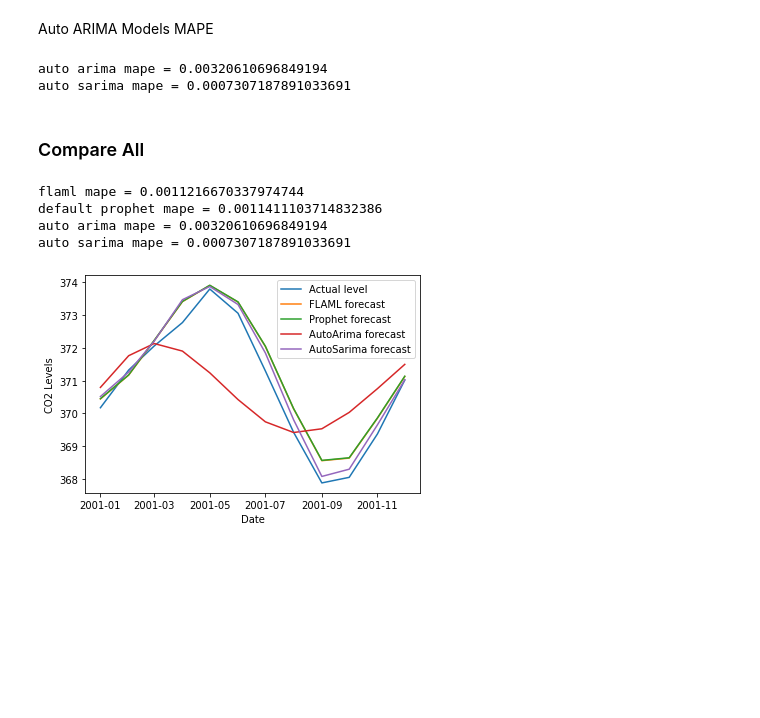
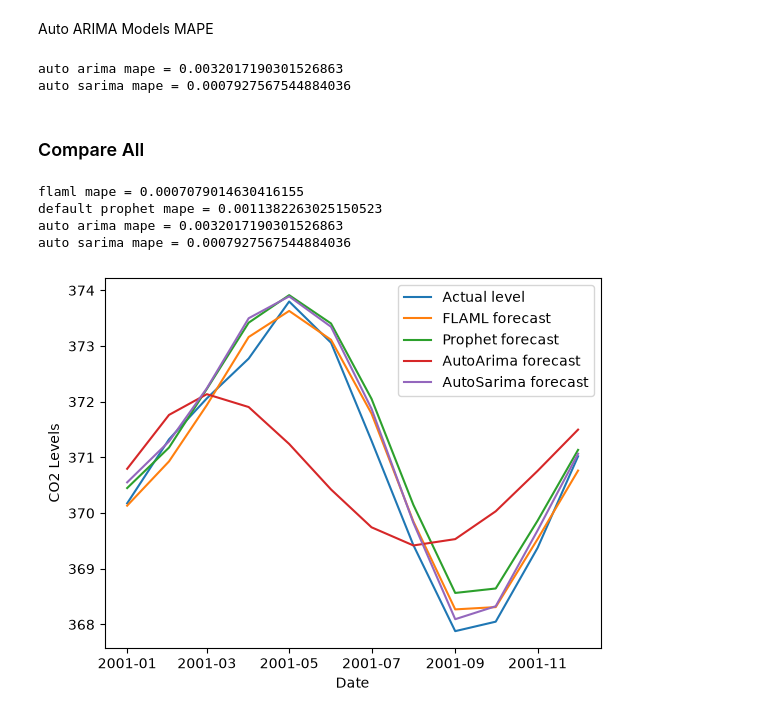
Before and after one commit to microsoft/FLAML, a Jupyter notebook: notebook/automl_time_series_forecast.ipynb, the cells around one changed output. Cells and saved outputs as stored; diff of their text form; code cells hidden in the pictures; blank space fills up the shorter version.

```diff
--- a/notebook/automl_time_series_forecast.ipynb
+++ b/notebook/automl_time_series_forecast.ipynb
@@ -53,8 +38,8 @@ num_samples = data.shape[0]
 time_horizon = 12
 split_idx = num_samples - time_horizon
 train_df = data[:split_idx]  # train_df is a dataframe with two columns: timestamp and label
-X_test = data[split_idx:]['index'].to_frame()  # X_test is a dataframe with dates for prediction
-y_test = data[split_idx:]['co2']  # y_test is a series of the values corresponding to the dates for prediction
+co2_X_test = data[split_idx:]['index'].to_frame()  # dataframe with dates for prediction
+co2_y_test = data[split_idx:]['co2']  # values corresponding to the dates for prediction
 # %%
 train_df
 
@@ -134,8 +164,8 @@ with open('automl.pkl', 'wb') as f:
     pickle.dump(automl, f, pickle.HIGHEST_PROTOCOL)
 # %%
 ''' compute predictions of testing dataset '''
-flaml_y_pred = automl.predict(X_test)
+flaml_y_pred = automl.predict(co2_X_test)
 print(f"Predicted labels\n{flaml_y_pred}")
-print(f"True labels\n{y_test}")
+print(f"True labels\n{co2_y_test}")
 # %% [output]
 Predicted labels
@@ -744,8 +777,8 @@ prophet_model.fit(X_train_prophet)
 <prophet.forecaster.Prophet at 0x...>
 # %%
-X_test_prophet = X_test.copy()
+X_test_prophet = co2_X_test.copy()
 X_test_prophet = X_test_prophet.rename(columns={'index': 'ds'})
 prophet_y_pred = prophet_model.predict(X_test_prophet)['yhat']
 print('Predicted labels', prophet_y_pred)
-print('True labels', y_test)
+print('True labels', co2_y_test)
 # %% [output]
@@ -842,35 +875,35 @@ Total fit time: 214.881 seconds
 Auto ARIMA Models MAPE
 # %%
 from flaml.ml import sklearn_metric_loss_score
-print('auto arima mape', '=', sklearn_metric_loss_score('mape', y_test, autoarima_y_pred))
-print('auto sarima mape', '=', sklearn_metric_loss_score('mape', y_test, autosarima_y_pred))
+print('auto arima mape', '=', sklearn_metric_loss_score('mape', y_true=co2_y_test, y_predict=autoarima_y_pred))
+print('auto sarima mape', '=', sklearn_metric_loss_score('mape', y_true=co2_y_test, y_predict=autosarima_y_pred))
 # %% [output]
-auto arima mape = 0.00320610696849194
-auto sarima mape = 0.0007307187891033691
+auto arima mape = 0.0032017190301526863
+auto sarima mape = 0.0007927567544884036
 # %% [markdown]
 ### Compare All
 # %%
 from flaml.ml import sklearn_metric_loss_score
-print('flaml mape', '=', sklearn_metric_loss_score('mape', y_test, flaml_y_pred))
-print('default prophet mape', '=', sklearn_metric_loss_score('mape', prophet_y_pred, y_test))
-print('auto arima mape', '=', sklearn_metric_loss_score('mape', y_test, autoarima_y_pred))
-print('auto sarima mape', '=', sklearn_metric_loss_score('mape', y_test, autosarima_y_pred))
+print('flaml mape', '=', sklearn_metric_loss_score('mape', y_true=co2_y_test, y_predict=flaml_y_pred))
+print('default prophet mape', '=', sklearn_metric_loss_score('mape', y_true=co2_y_test, y_predict=prophet_y_pred))
+print('auto arima mape', '=', sklearn_metric_loss_score('mape', y_true=co2_y_test, y_predict=autoarima_y_pred))
+print('auto sarima mape', '=', sklearn_metric_loss_score('mape', y_true=co2_y_test, y_predict=autosarima_y_pred))
 # %% [output]
-flaml mape = 0.0011216670337974744
-default prophet mape = 0.0011411103714832386
-auto arima mape = 0.00320610696849194
-auto sarima mape = 0.0007307187891033691
+flaml mape = 0.0007079014630416155
+default prophet mape = 0.0011382263025150523
+auto arima mape = 0.0032017190301526863
+auto sarima mape = 0.0007927567544884036
 # %%
 import matplotlib.pyplot as plt
 
-plt.plot(X_test, y_test, label='Actual level')
-plt.plot(X_test, flaml_y_pred, label='FLAML forecast')
-plt.plot(X_test, prophet_y_pred, label='Prophet forecast')
-plt.plot(X_test, autoarima_y_pred, label='AutoArima forecast')
-plt.plot(X_test, autosarima_y_pred, label='AutoSarima forecast')
+plt.plot(co2_X_test, co2_y_test, label='Actual level')
+plt.plot(co2_X_test, flaml_y_pred, label='FLAML forecast')
+plt.plot(co2_X_test, prophet_y_pred, label='Prophet forecast')
+plt.plot(co2_X_test, autoarima_y_pred, label='AutoArima forecast')
+plt.plot(co2_X_test, autosarima_y_pred, label='AutoSarima forecast')
 plt.xlabel('Date')
 plt.ylabel('CO2 Levels')
 plt.legend()
 plt.show()
 # %% [output]
-[figure, old version]
+[figure, new version]
```
Also changed, not shown: parts of 29 cells of this notebook, 1 other file.
